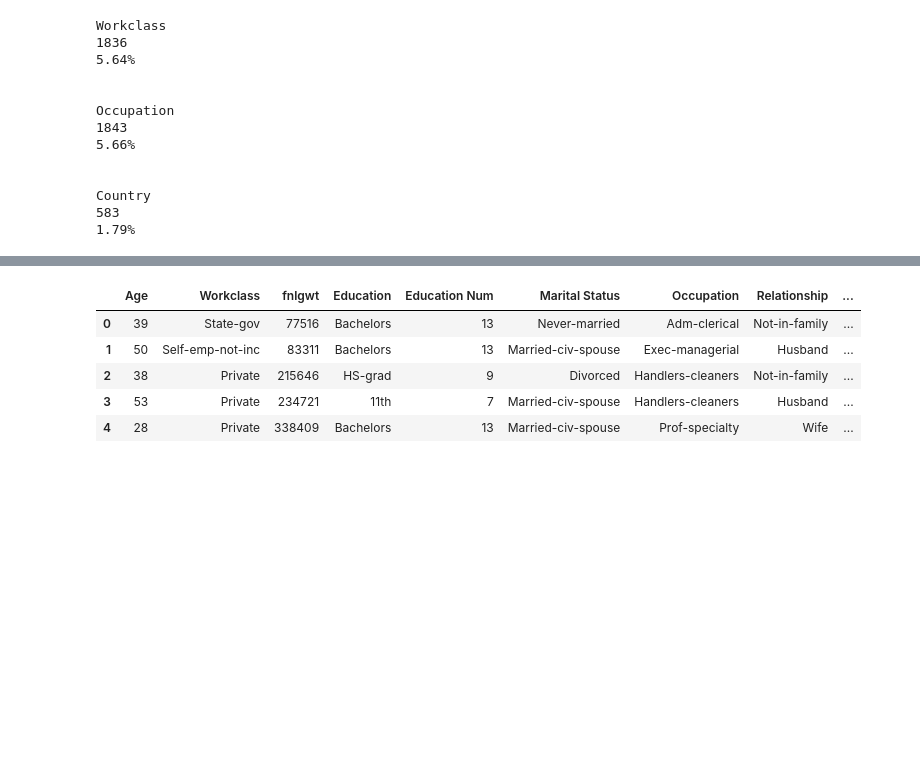
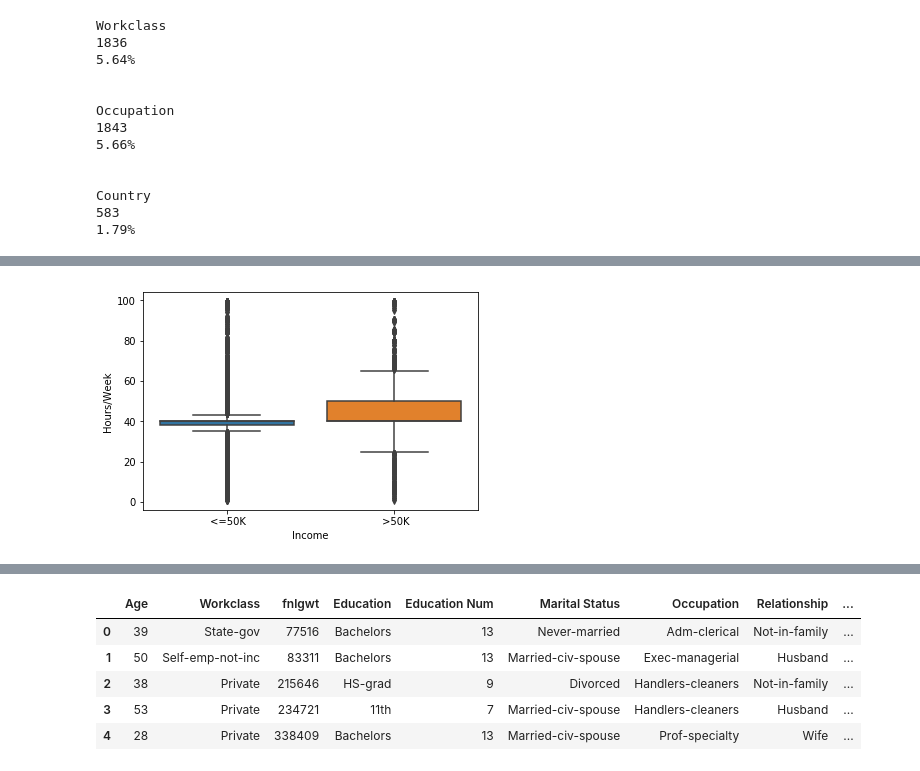
Before and after one commit to rajpopat27/Inkey, a Jupyter notebook: Inkey Assignment.ipynb, the cells around one changed output, grey strips where cells are left out. Cells and saved outputs as stored; diff of their text form; code cells hidden in the pictures; blank space fills up the shorter version.

```diff
--- a/Inkey Assignment.ipynb
+++ b/Inkey Assignment.ipynb
@@ -161,0 +251,5 @@ Country
+# %%
+sns.boxplot(x='Income', y='Hours/Week', data=df)
+plt.show()
+# %% [output]
+[figure, added]
```
Also changed, not shown: parts of 57 cells of this notebook.
